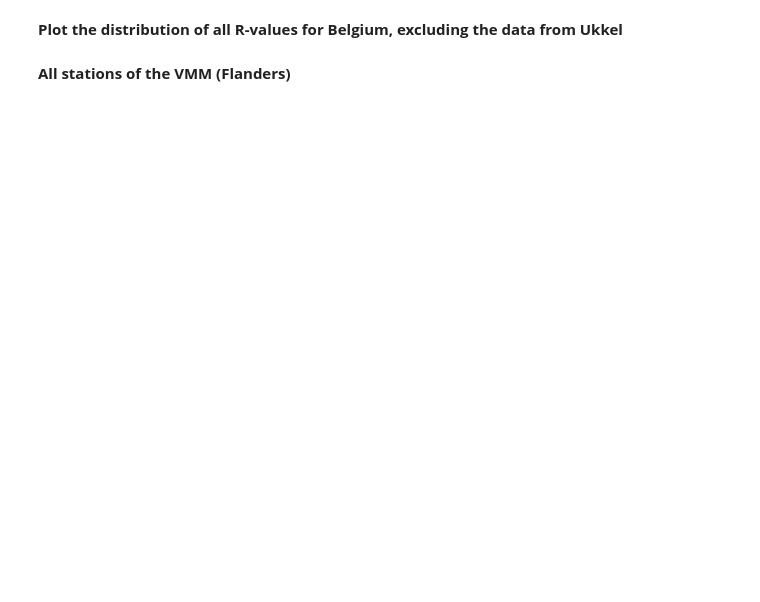
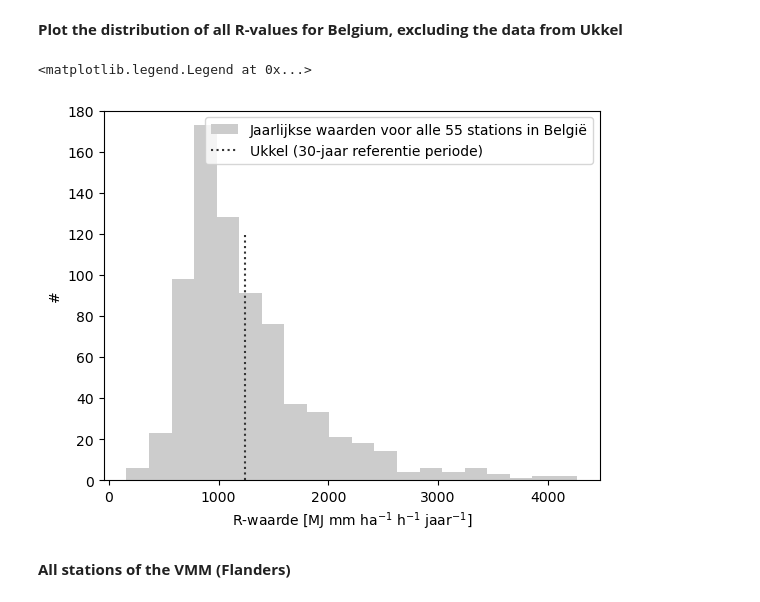
Before and after one commit to watem-sedem/rfactor, a Jupyter notebook: docs/notebooks/analysis_flanders.ipynb, the cells around one changed output. Saved outputs shown, nothing was run; the diff lists cells and outputs as text; code cells hidden in the pictures; blank space fills up the shorter version.

```diff
--- a/docs/notebooks/analysis_flanders.ipynb
+++ b/docs/notebooks/analysis_flanders.ipynb
@@ -190,17 +256,20 @@ len(rfactor_flanders["station"].unique())
 # %%
 years = [year for year in range(1991, 2021) if year in
          erosivity[erosivity["station"].isin(stations_belgium_excl_ukkel)]["year"].unique()]
 
 rfactor_non_ukkel = get_rfactor_station_year(erosivity, stations_belgium_excl_ukkel, years)
 
 fig, ax = plt.subplots()
 ax.hist(rfactor_non_ukkel["erosivity_cum"], bins=20, color=[0.8]*3,
         label=r"Jaarlijkse waarden voor alle 55 stations in België")
 ax.plot([1239, 1239], [0, 120], color=[0.2]*3, ls=":", label="Ukkel (30-jaar referentie periode)")
 ax.set_ylabel(r"#")
 ax.set_xlabel(r"R-waarde [MJ mm ha$^{-1}$ h$^{-1}$ jaar$^{-1}$]")
-ax.set_ylim([0,130])
+ax.set_ylim([0,180])
 ax.legend()
+# %% [output]
+<matplotlib.legend.Legend at 0x...>
+[figure, added]
 # %% [markdown]
 **All stations of the VMM (Flanders)**
 # %%
```
Also changed, not shown: parts of 15 cells of this notebook.
